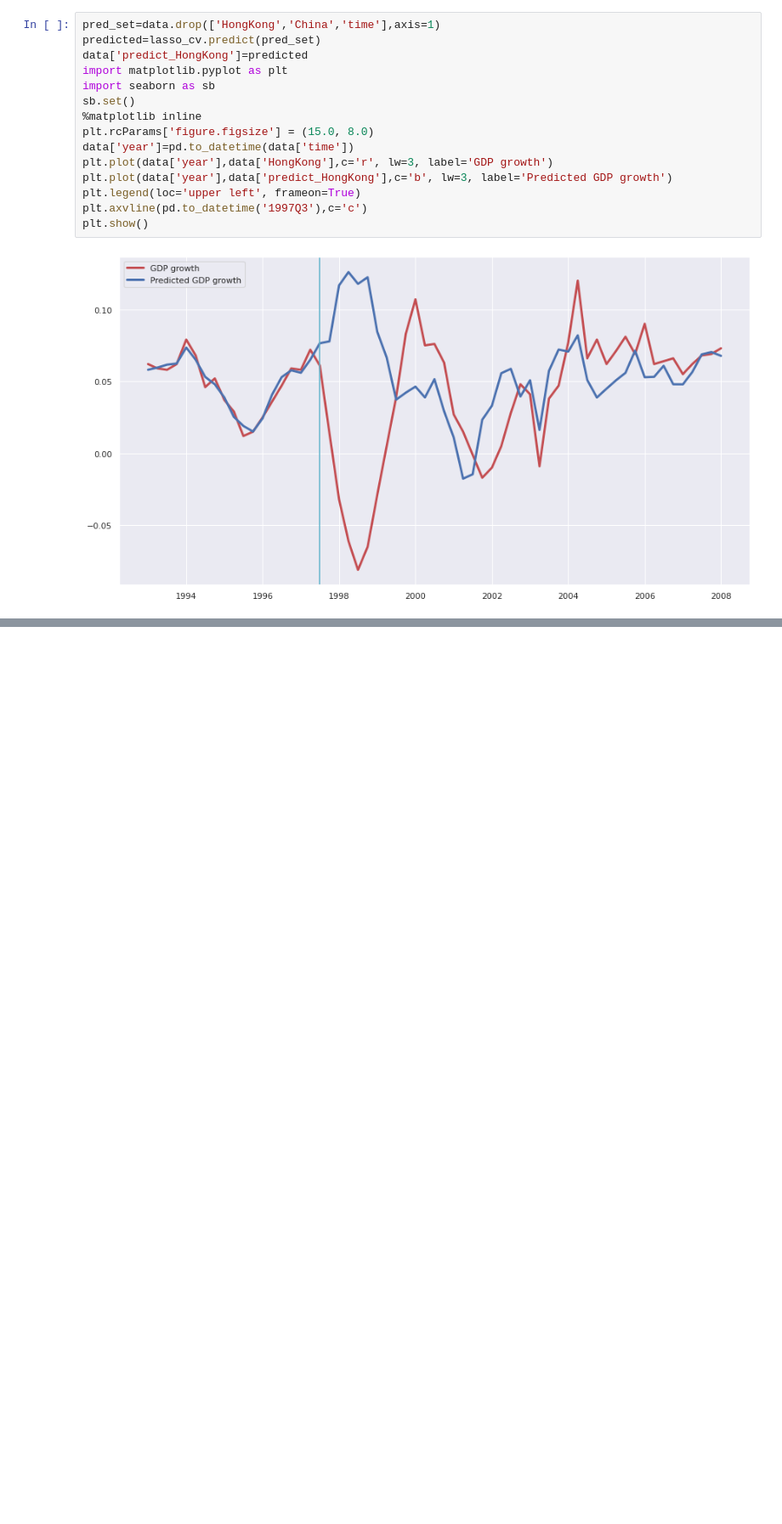
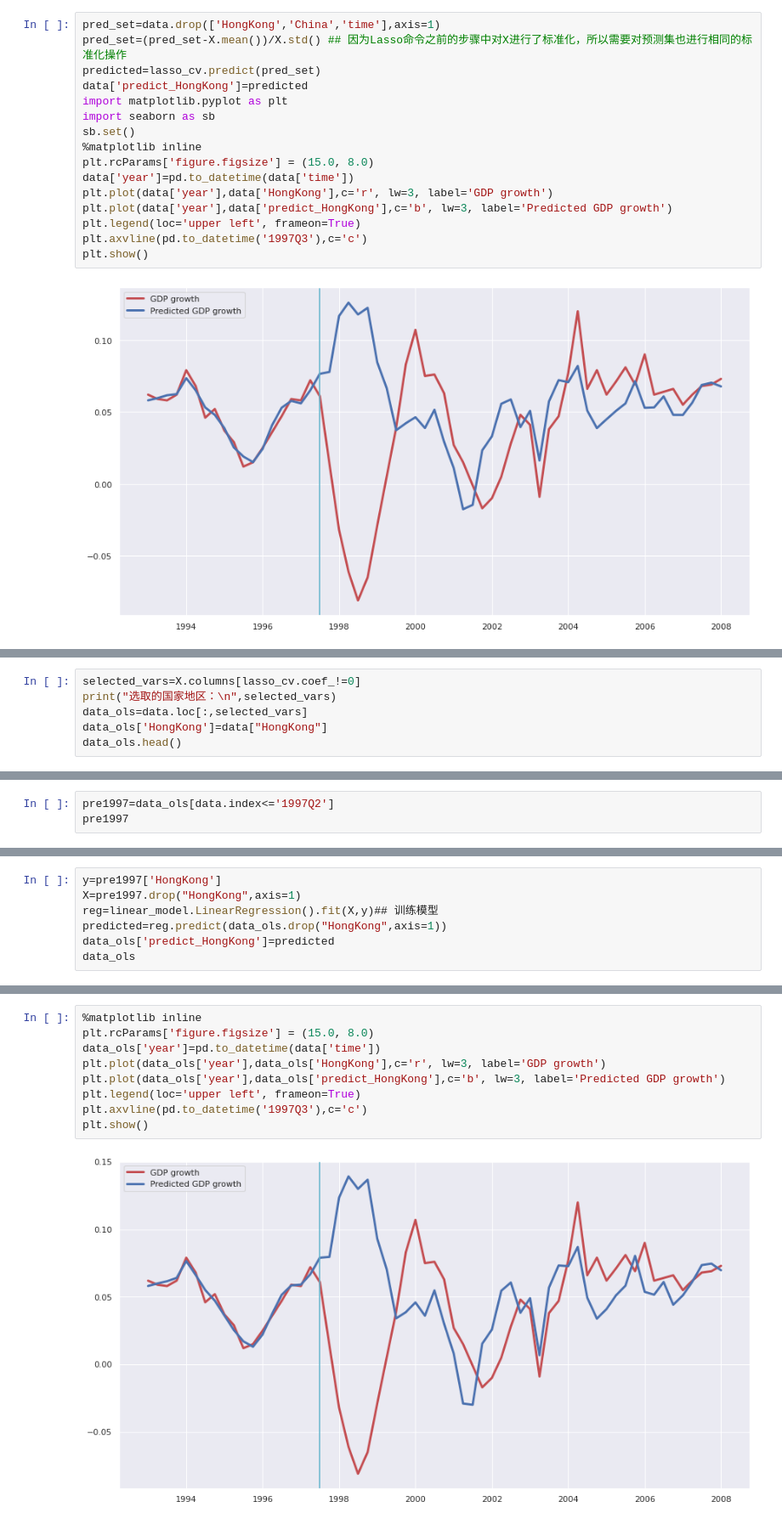
Before and after one commit to sijichun/PythonTutor, a Jupyter notebook: T28_regression_lasso.ipynb, the cells around one changed output, grey strips where cells are left out. Shown at 85% size. Cells and saved outputs as stored; diff of their text form; blank space fills up the shorter version.

```diff
--- a/T28_regression_lasso.ipynb
+++ b/T28_regression_lasso.ipynb
@@ -736,6 +767,7 @@ array([ 0.25674511, -0.        ,  0.0041645 ,  0.        , -0.        ,
 进一步做预测：
 # %%
 pred_set=data.drop(['HongKong','China','time'],axis=1)
+pred_set=(pred_set-X.mean())/X.std() ## 因为Lasso命令之前的步骤中对X进行了标准化，所以需要对预测集也进行相同的标准化操作
 predicted=lasso_cv.predict(pred_set)
 data['predict_HongKong']=predicted
 import matplotlib.pyplot as plt
@@ -753,0 +788,6 @@ plt.show()
+# %%
+selected_vars=X.columns[lasso_cv.coef_!=0]
+print("选取的国家地区：\n",selected_vars)
+data_ols=data.loc[:,selected_vars]
+data_ols['HongKong']=data["HongKong"]
+data_ols.head()
@@ -753,0 +806,3 @@ plt.show()
+# %%
+pre1997=data_ols[data.index<='1997Q2']
+pre1997
@@ -753,0 +828,7 @@ plt.show()
+# %%
+y=pre1997['HongKong']
+X=pre1997.drop("HongKong",axis=1)
+reg=linear_model.LinearRegression().fit(X,y)## 训练模型
+predicted=reg.predict(data_ols.drop("HongKong",axis=1))
+data_ols['predict_HongKong']=predicted
+data_ols
@@ -753,0 +850,11 @@ plt.show()
+# %%
+%matplotlib inline
+plt.rcParams['figure.figsize'] = (15.0, 8.0)
+data_ols['year']=pd.to_datetime(data['time'])
+plt.plot(data_ols['year'],data_ols['HongKong'],c='r', lw=3, label='GDP growth')
+plt.plot(data_ols['year'],data_ols['predict_HongKong'],c='b', lw=3, label='Predicted GDP growth')
+plt.legend(loc='upper left', frameon=True)
+plt.axvline(pd.to_datetime('1997Q3'),c='c')
+plt.show()
+# %% [output]
+[figure, added]
```
Also changed, not shown: parts of 9 cells of this notebook, 3 other files.
